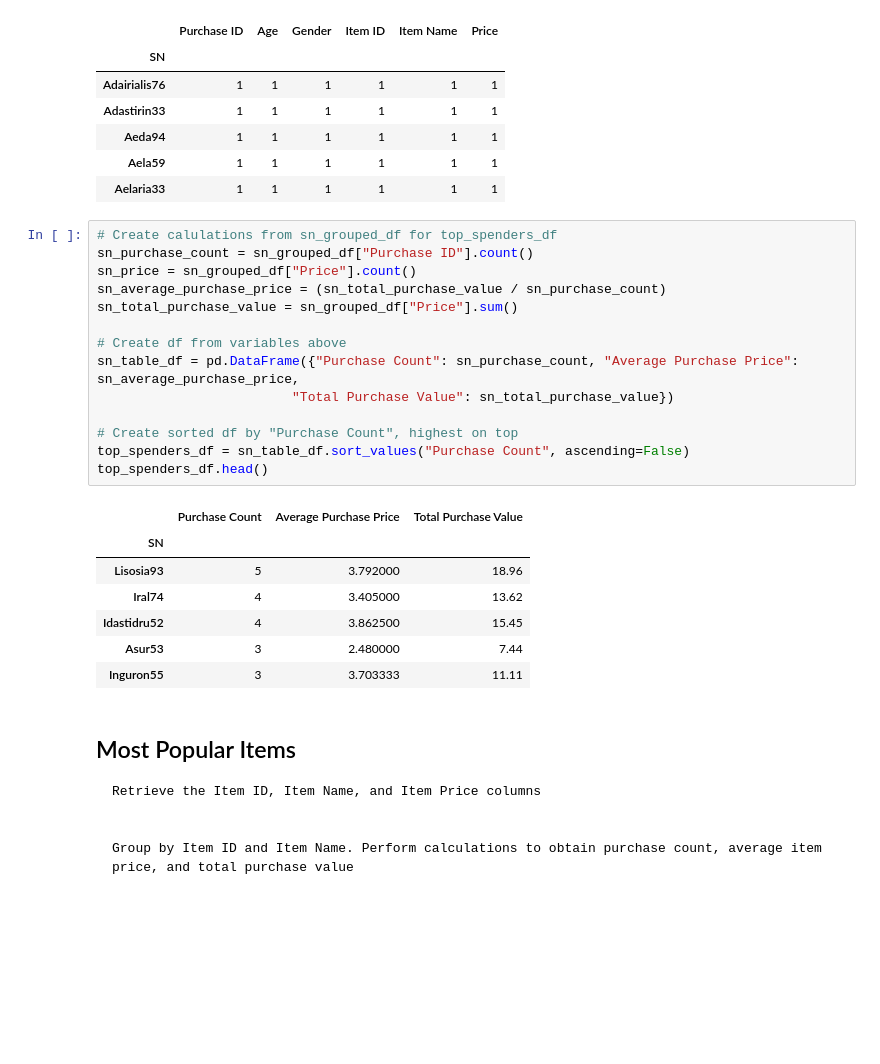
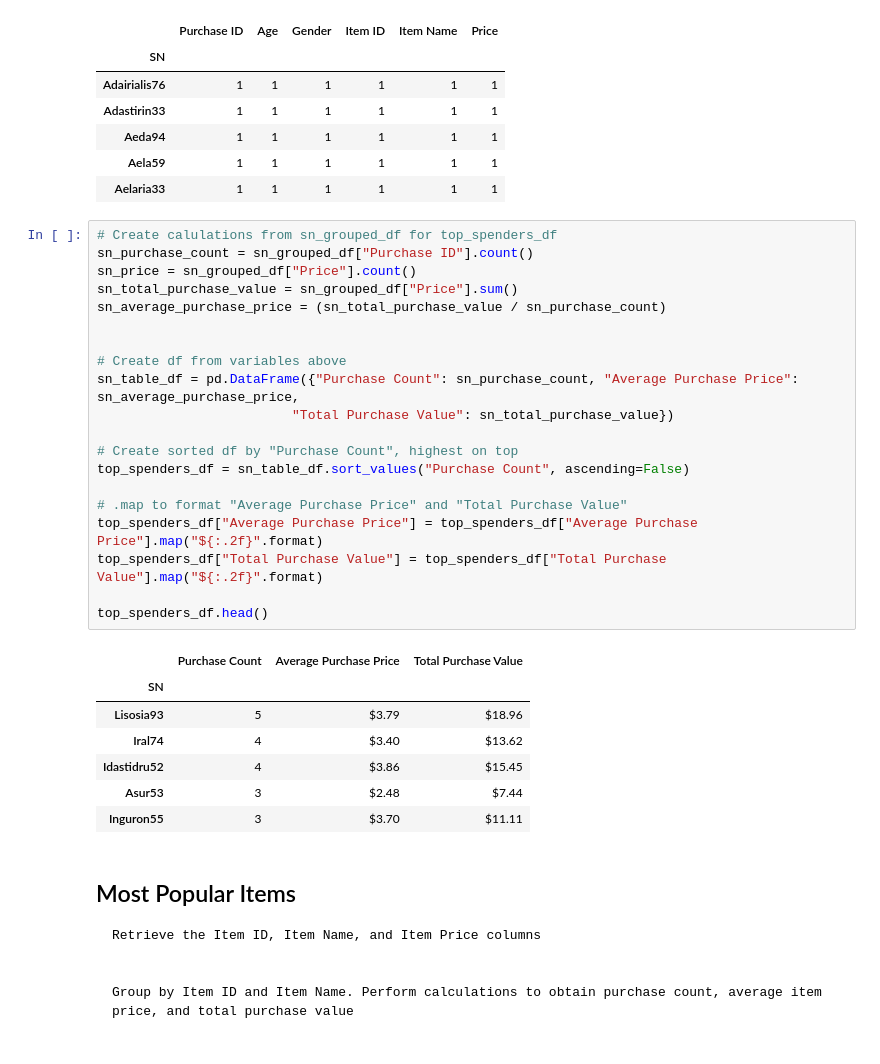
Before and after one commit to Lindsey-G/UCI-Homework-Giron, a Jupyter notebook: Homework_01/04-pandas-challenge/heroes-of-pymoli/Untitled.ipynb, the cells around one changed output. Cells and saved outputs as stored; diff of their text form; blank space fills up the shorter version.

```diff
--- a/Homework_01/04-pandas-challenge/heroes-of-pymoli/Untitled.ipynb
+++ b/Homework_01/04-pandas-challenge/heroes-of-pymoli/Untitled.ipynb
@@ -324,25 +350,31 @@ sn_grouped_df.count().head()
 # %%
 # Create calulations from sn_grouped_df for top_spenders_df
 sn_purchase_count = sn_grouped_df["Purchase ID"].count()
 sn_price = sn_grouped_df["Price"].count()
+sn_total_purchase_value = sn_grouped_df["Price"].sum()
 sn_average_purchase_price = (sn_total_purchase_value / sn_purchase_count)
-sn_total_purchase_value = sn_grouped_df["Price"].sum()
+
 
 # Create df from variables above
 sn_table_df = pd.DataFrame({"Purchase Count": sn_purchase_count, "Average Purchase Price": sn_average_purchase_price,
                          "Total Purchase Value": sn_total_purchase_value})
 
 # Create sorted df by "Purchase Count", highest on top
 top_spenders_df = sn_table_df.sort_values("Purchase Count", ascending=False)
+
+# .map to format "Average Purchase Price" and "Total Purchase Value"
+top_spenders_df["Average Purchase Price"] = top_spenders_df["Average Purchase Price"].map("${:.2f}".format)
+top_spenders_df["Total Purchase Value"] = top_spenders_df["Total Purchase Value"].map("${:.2f}".format)
+
 top_spenders_df.head()
 # %% [output]
 |  | Purchase Count | Average Purchase Price | Total Purchase Value |
 | SN |  |  |  |
-| Lisosia93 | 5 | 3.792000 | 18.96 |
-| Iral74 | 4 | 3.405000 | 13.62 |
-| Idastidru52 | 4 | 3.862500 | 15.45 |
-| Asur53 | 3 | 2.480000 | 7.44 |
-| Inguron55 | 3 | 3.703333 | 11.11 |
+| Lisosia93 | 5 | $3.79 | $18.96 |
+| Iral74 | 4 | $3.40 | $13.62 |
+| Idastidru52 | 4 | $3.86 | $15.45 |
+| Asur53 | 3 | $2.48 | $7.44 |
+| Inguron55 | 3 | $3.70 | $11.11 |
 # %% [markdown]
 ## Most Popular Items
 
```
Also changed, not shown: parts of 7 cells of this notebook, 1 other file.
